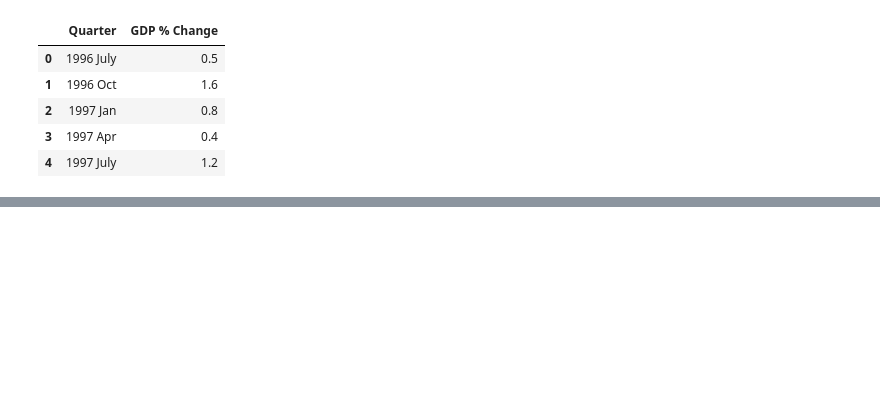
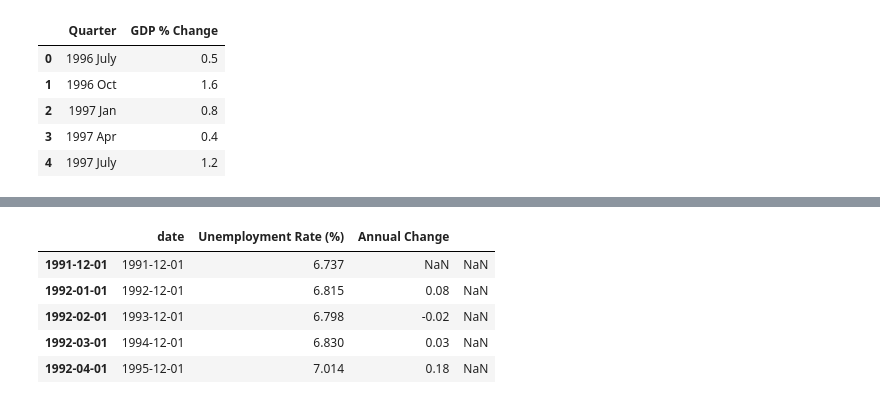
Before and after one commit to Adityaa-Sharma/inflation_prediction_project, a Jupyter notebook: data_manipulation.ipynb, the cells around one changed output, grey strips where cells are left out. Drawn from its saved outputs; the diff is of its cells as text; code cells hidden in the pictures; blank space fills up the shorter version.

```diff
--- a/data_manipulation.ipynb
+++ b/data_manipulation.ipynb
@@ -83,0 +115,3 @@ monthly_data.to_excel('monthly_gdp_data.xlsx', index=False)
+# %%
+yoy=pd.read_excel('C:\\Users\\91978\\Desktop\\inflation_prediction_project\\yoy_unemployment_rate.xlsx')
+monthly_data=pd.read_excel('C:\\Users\\91978\\Desktop\\inflation_prediction_project\\excel_files\\unemployment_monthly.xlsx')
@@ -83,0 +193,9 @@ monthly_data.to_excel('monthly_gdp_data.xlsx', index=False)
+# %%
+yoy.head()
+# %% [output]
+|  | date | Unemployment Rate (%) | Annual Change |  |
+| 1991-12-01 | 1991-12-01 | 6.737 | NaN | NaN |
+| 1992-01-01 | 1992-12-01 | 6.815 | 0.08 | NaN |
+| 1992-02-01 | 1993-12-01 | 6.798 | -0.02 | NaN |
+| 1992-03-01 | 1994-12-01 | 6.830 | 0.03 | NaN |
+| 1992-04-01 | 1995-12-01 | 7.014 | 0.18 | NaN |
```
Also changed, not shown: parts of 19 cells of this notebook, 6 other files.
